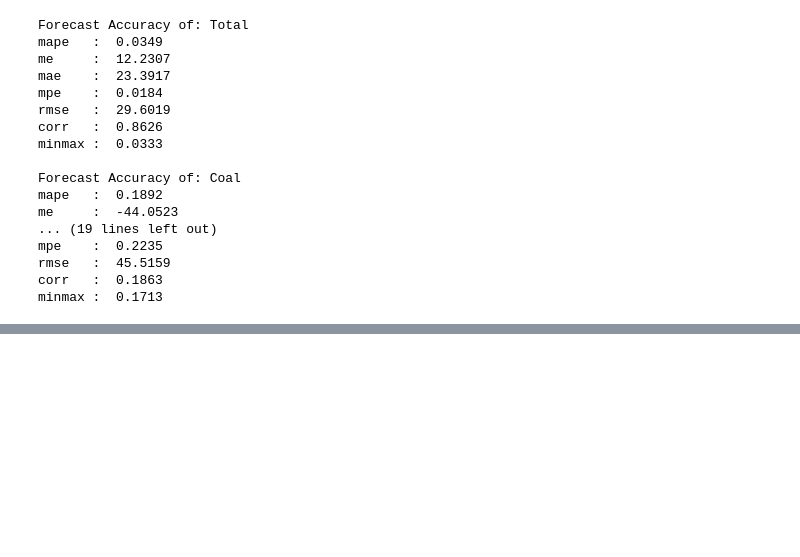
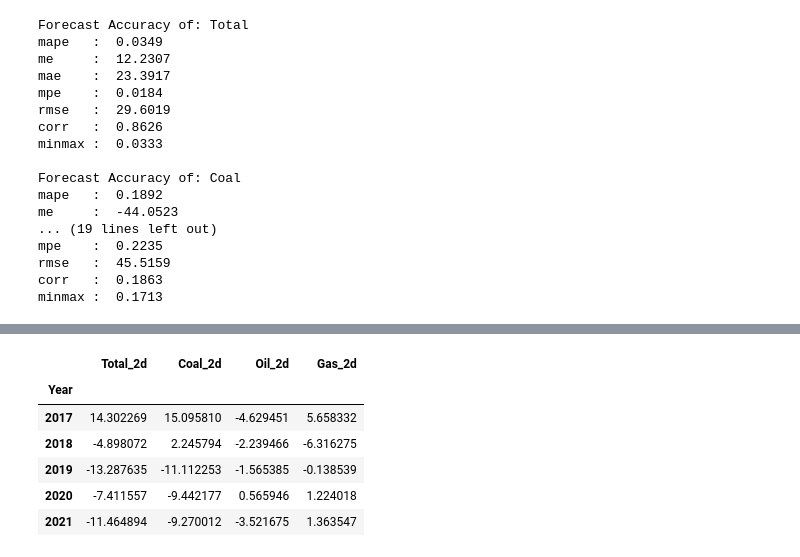
Before and after one commit to danilogiarlini/Global-CO2-Emission-Forecasting, a Jupyter notebook: arima_model.ipynb, the cells around one changed output, grey strips where cells are left out. Saved outputs shown, nothing was run; the diff lists cells and outputs as text; code cells hidden in the pictures; blank space fills up the shorter version.

```diff
--- a/arima_model.ipynb
+++ b/arima_model.ipynb
@@ -504,0 +536,4 @@ minmax :  0.1713
+# %%
+model_all = VAR(df_differenced_all)
+model_fitted_all = model_all.fit(p)
+model_fitted_all.summary()
@@ -504,0 +558,14 @@ minmax :  0.1713
+# %%
+# Forecast
+
+fc_all = model_fitted_all.forecast(y=forecast_input_all, steps=nobs) # nobs is from test train split ratio
+df_forecast_all = pd.DataFrame(fc_all, index=[2022,2023,2024,2025,2026], columns=df.columns + '_2d')
+df_forecast_all
+# %% [output]
+|  | Total_2d | Coal_2d | Oil_2d | Gas_2d |
+| Year |  |  |  |  |
+| 2017 | 14.302269 | 15.095810 | -4.629451 | 5.658332 |
+| 2018 | -4.898072 | 2.245794 | -2.239466 | -6.316275 |
+| 2019 | -13.287635 | -11.112253 | -1.565385 | -0.138539 |
+| 2020 | -7.411557 | -9.442177 | 0.565946 | 1.224018 |
+| 2021 | -11.464894 | -9.270012 | -3.521675 | 1.363547 |
```
Also changed, not shown: parts of 6 cells of this notebook.
